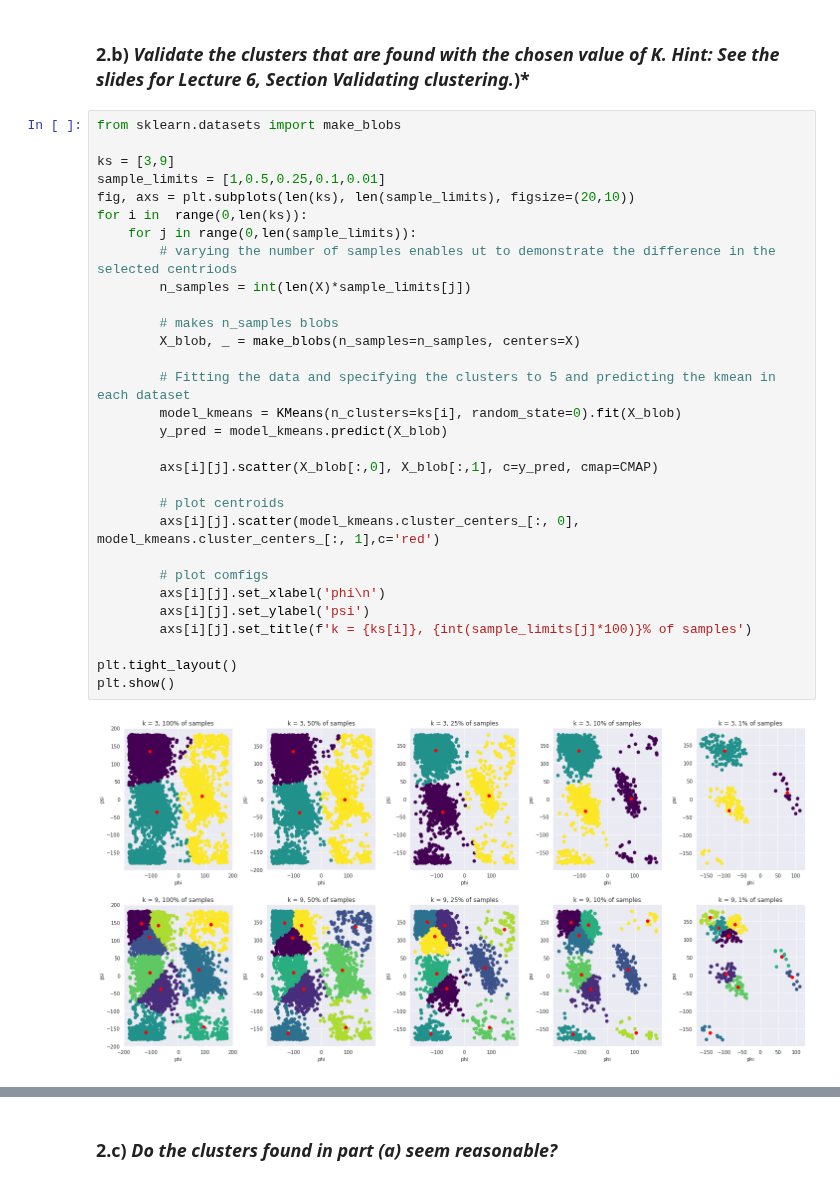
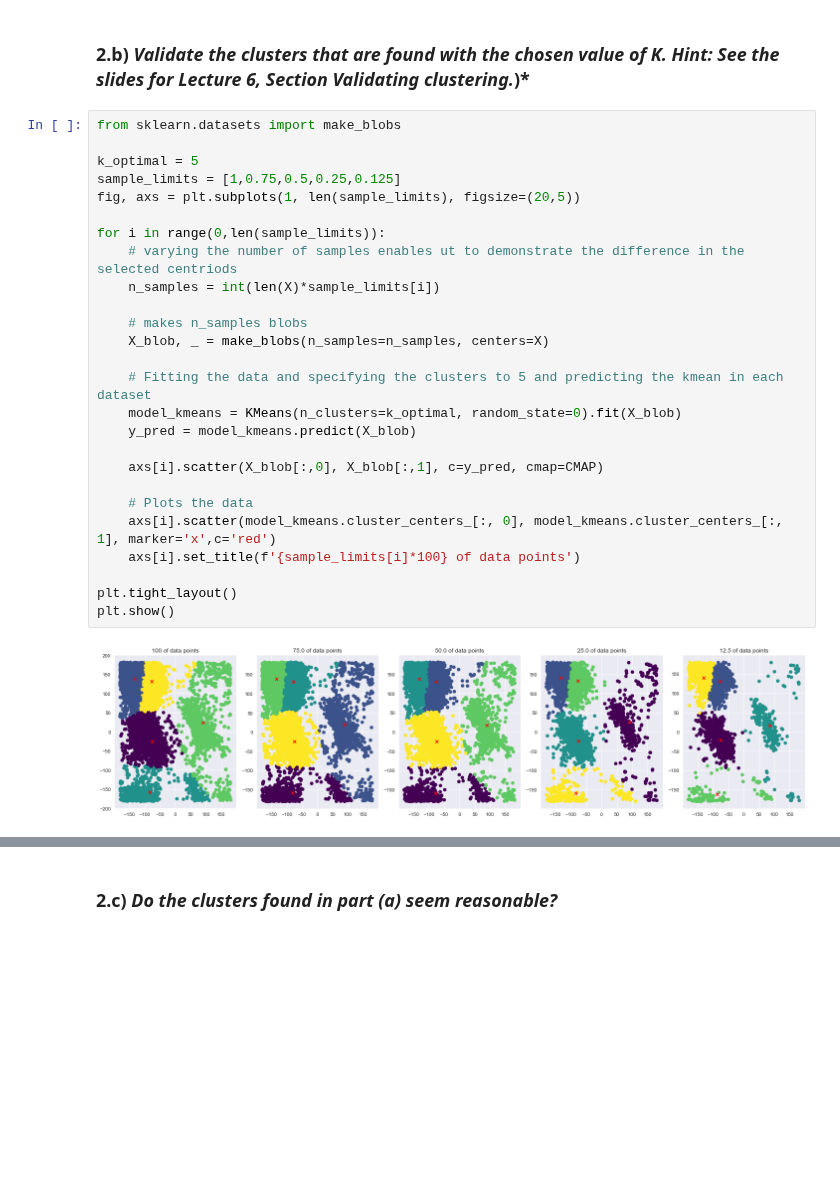
Before and after one commit to lukasmartinsson/dat405, a Jupyter notebook: assignment_3/assignment_3.ipynb, the cells around one changed output, grey strips where cells are left out. Cells and saved outputs as stored; diff of their text form; blank space fills up the shorter version.

```diff
--- a/assignment_3/assignment_3.ipynb
+++ b/assignment_3/assignment_3.ipynb
@@ -142,32 +142,28 @@ Looking at the elbow plot the rate of mean square error we can se that the large
 # %%
 from sklearn.datasets import make_blobs
 
-ks = [3,9]
-sample_limits = [1,0.5,0.25,0.1,0.01]
-fig, axs = plt.subplots(len(ks), len(sample_limits), figsize=(20,10))
-for i in  range(0,len(ks)):
-    for j in range(0,len(sample_limits)):
-        # varying the number of samples enables ut to demonstrate the difference in the selected centriods
-        n_samples = int(len(X)*sample_limits[j])
+k_optimal = 5
+sample_limits = [1,0.75,0.5,0.25,0.125]
+fig, axs = plt.subplots(1, len(sample_limits), figsize=(20,5))
 
-        # makes n_samples blobs
-        X_blob, _ = make_blobs(n_samples=n_samples, centers=X)
+for i in range(0,len(sample_limits)):
+    # varying the number of samples enables ut to demonstrate the difference in the selected centriods
+    n_samples = int(len(X)*sample_limits[i])
 
-        # Fitting the data and specifying the clusters to 5 and predicting the kmean in each dataset
-        model_kmeans = KMeans(n_clusters=ks[i], random_state=0).fit(X_blob)
-        y_pred = model_kmeans.predict(X_blob)
+    # makes n_samples blobs
+    X_blob, _ = make_blobs(n_samples=n_samples, centers=X)
 
-        axs[i][j].scatter(X_blob[:,0], X_blob[:,1], c=y_pred, cmap=CMAP)
+    # Fitting the data and specifying the clusters to 5 and predicting the kmean in each dataset
+    model_kmeans = KMeans(n_clusters=k_optimal, random_state=0).fit(X_blob)
+    y_pred = model_kmeans.predict(X_blob)
 
-        # plot centroids
-        axs[i][j].scatter(model_kmeans.cluster_centers_[:, 0], model_kmeans.cluster_centers_[:, 1],c='red')
+    axs[i].scatter(X_blob[:,0], X_blob[:,1], c=y_pred, cmap=CMAP)
 
-        # plot comfigs
-        axs[i][j].set_xlabel('phi\n')
-        axs[i][j].set_ylabel('psi')
-        axs[i][j].set_title(f'k = {ks[i]}, {int(sample_limits[j]*100)}% of samples')
+    # Plots the data
+    axs[i].scatter(model_kmeans.cluster_centers_[:, 0], model_kmeans.cluster_centers_[:, 1], marker='x',c='red')
+    axs[i].set_title(f'{sample_limits[i]*100} of data points')
 
 plt.tight_layout()
 plt.show()
 # %% [output]
-[figure, old version]
+[figure, new version]
```
Also changed, not shown: parts of 17 cells of this notebook.
